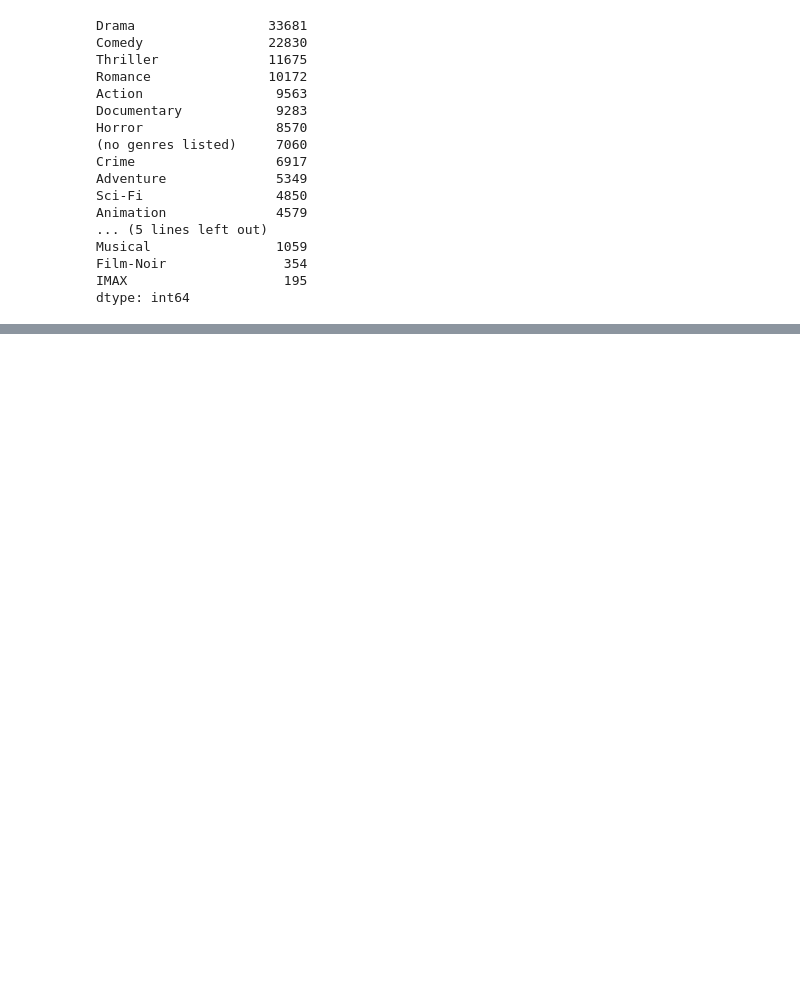
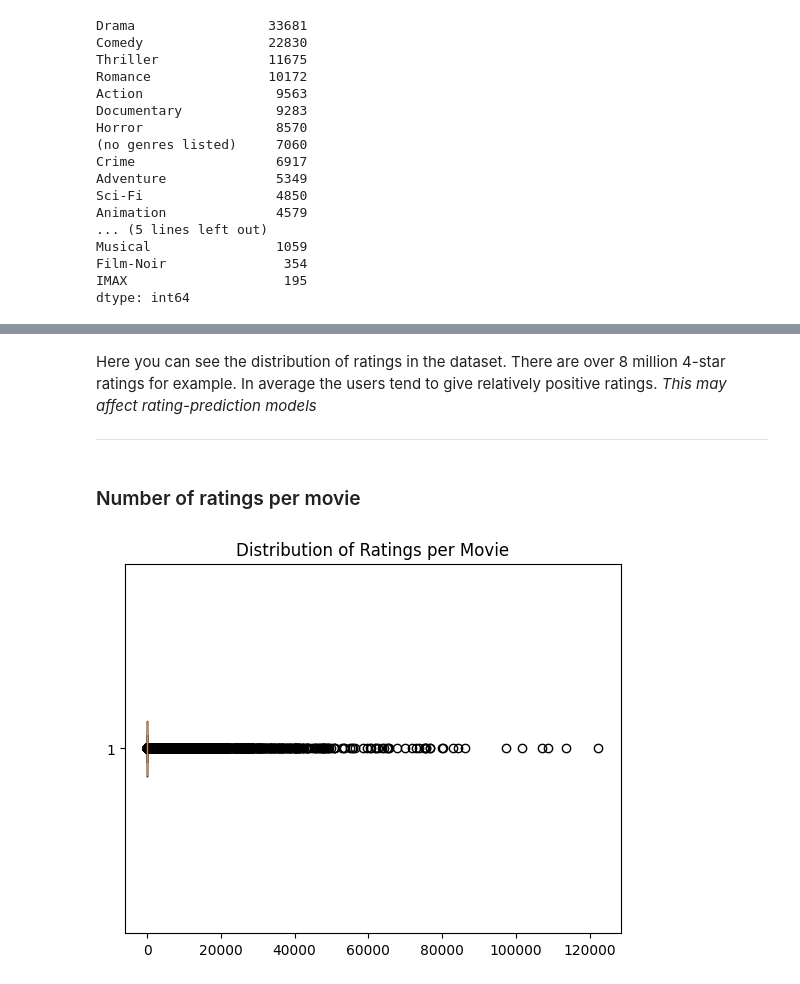
Before and after one commit to kust3n/Sara-Costa-Machinelearning, a Jupyter notebook: Labb/EDA.ipynb, the cells around one changed output, grey strips where cells are left out. Drawn from its saved outputs; the diff is of its cells as text; code cells hidden in the pictures; blank space fills up the shorter version.

```diff
--- a/Labb/EDA.ipynb
+++ b/Labb/EDA.ipynb
@@ -107,0 +121,16 @@ While looking at the amount of movies in each genre, you can see that the *(no g
+# %% [markdown]
+Here you can see the distribution of ratings in the dataset. There are over 8 million 4-star ratings for example. In average the users tend to give relatively positive ratings.
+*This may affect rating-prediction models*
+
+---
+# %% [markdown]
+### Number of ratings per movie
+# %%
+ratings_per_movie = ratings.groupby("movieId").size()
+
+plt.figure()
+plt.boxplot(ratings_per_movie, vert=False)
+plt.title("Distribution of Ratings per Movie")
+plt.show()
+# %% [output]
+[figure, added]
```
Also changed, not shown: parts of 12 cells of this notebook, 1 other file.
